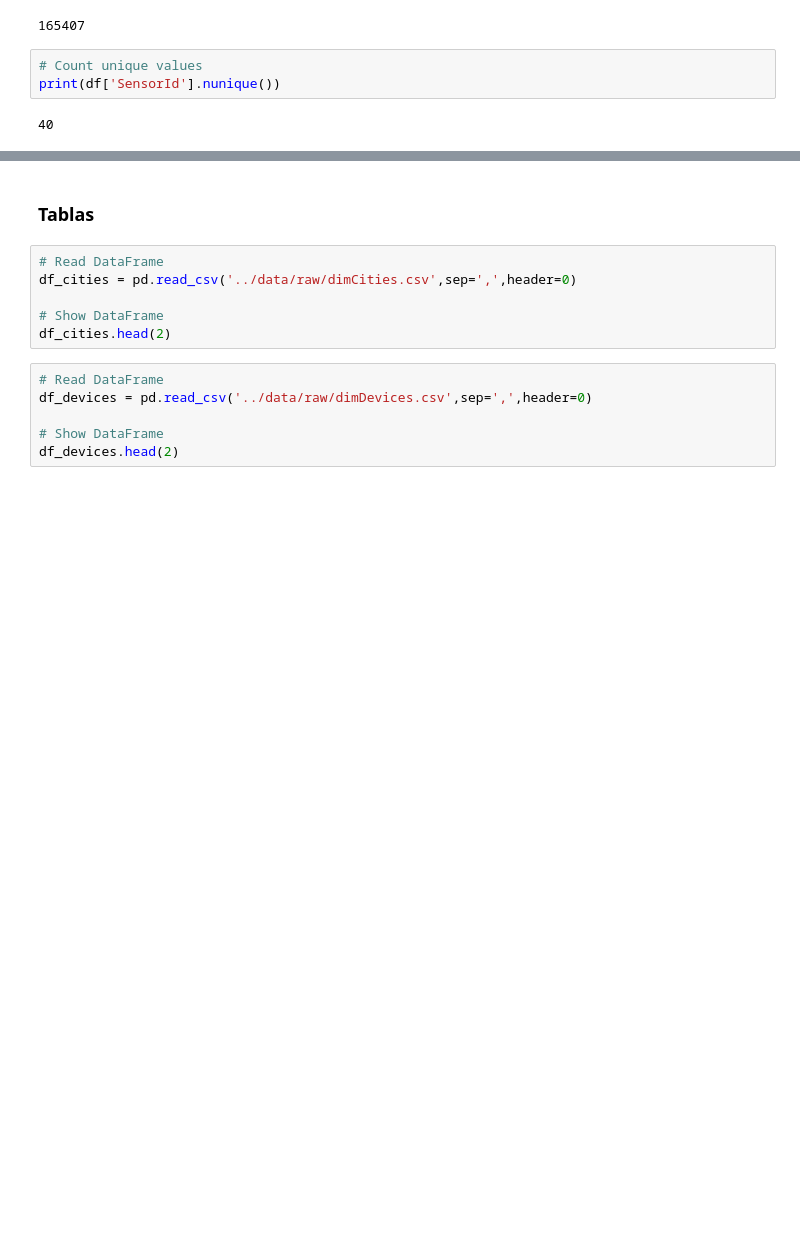
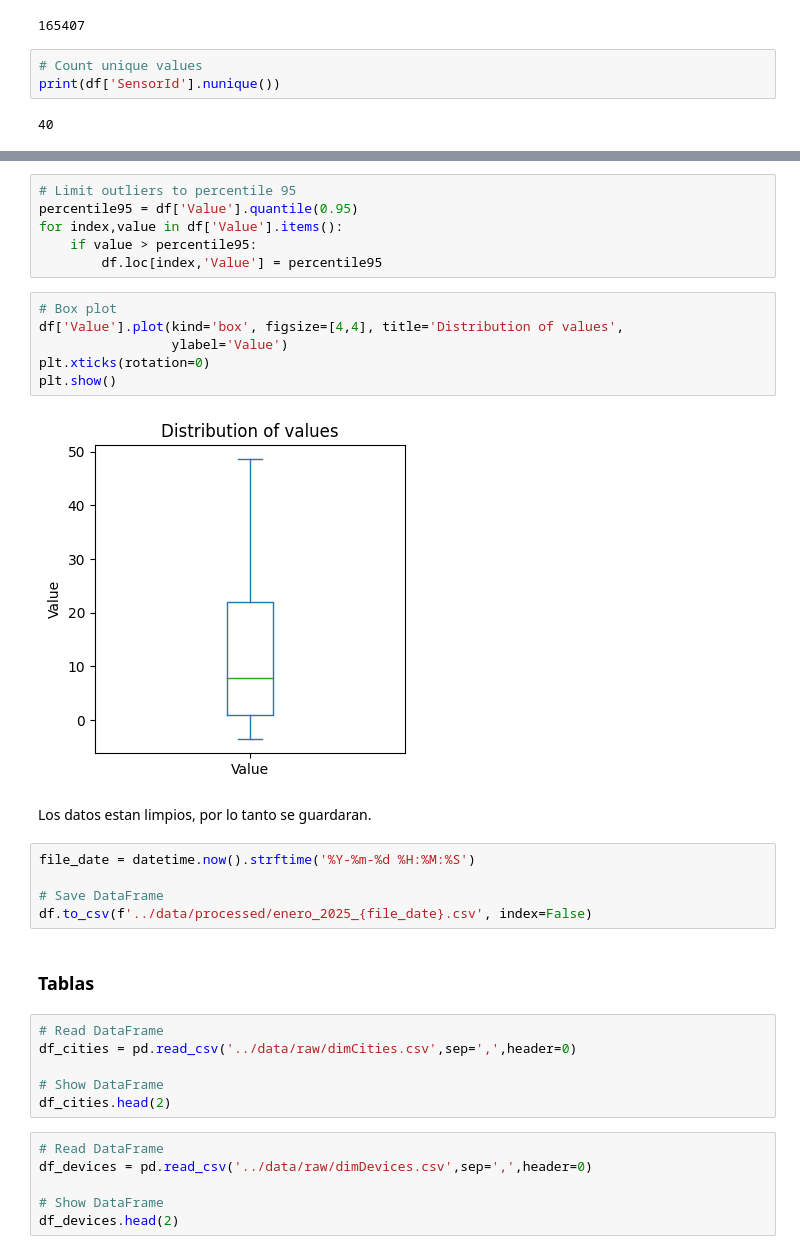
Before and after one commit to arteaga7/ML-Time-Predictions, a Jupyter notebook: notebooks/preprocessing.ipynb, the cells around one changed output, grey strips where cells are left out. Drawn from its saved outputs; the diff is of its cells as text; blank space fills up the shorter version.

```diff
--- a/notebooks/preprocessing.ipynb
+++ b/notebooks/preprocessing.ipynb
@@ -110,3 +132,24 @@ print(df['SensorId'].nunique())
+# %%
+# Limit outliers to percentile 95
+percentile95 = df['Value'].quantile(0.95)
+for index,value in df['Value'].items():
+    if value > percentile95:
+        df.loc[index,'Value'] = percentile95
+# %%
+# Box plot
+df['Value'].plot(kind='box', figsize=[4,4], title='Distribution of values',
+                 ylabel='Value')
+plt.xticks(rotation=0)
+plt.show()
+# %% [output]
+[figure, added]
+# %% [markdown]
+Los datos estan limpios, por lo tanto se guardaran.
+# %%
+file_date = datetime.now().strftime('%Y-%m-%d %H:%M:%S')
+
+# Save DataFrame
+df.to_csv(f'../data/processed/enero_2025_{file_date}.csv', index=False)
 # %% [markdown]
 ### Tablas
 # %%
```
Also changed, not shown: parts of 8 cells of this notebook, 1 other file.
